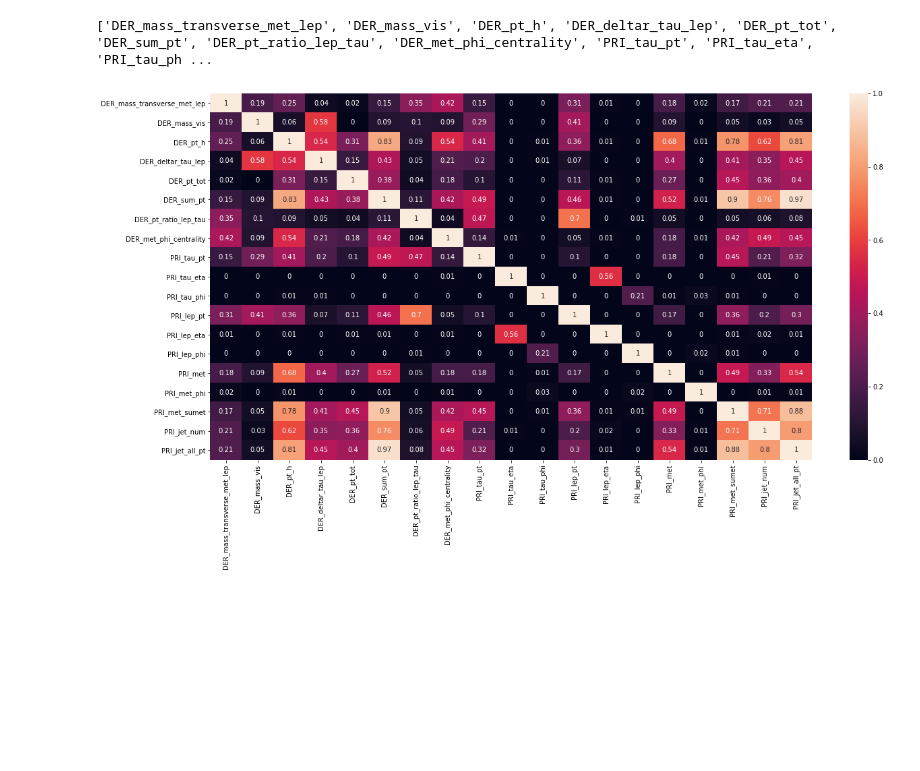
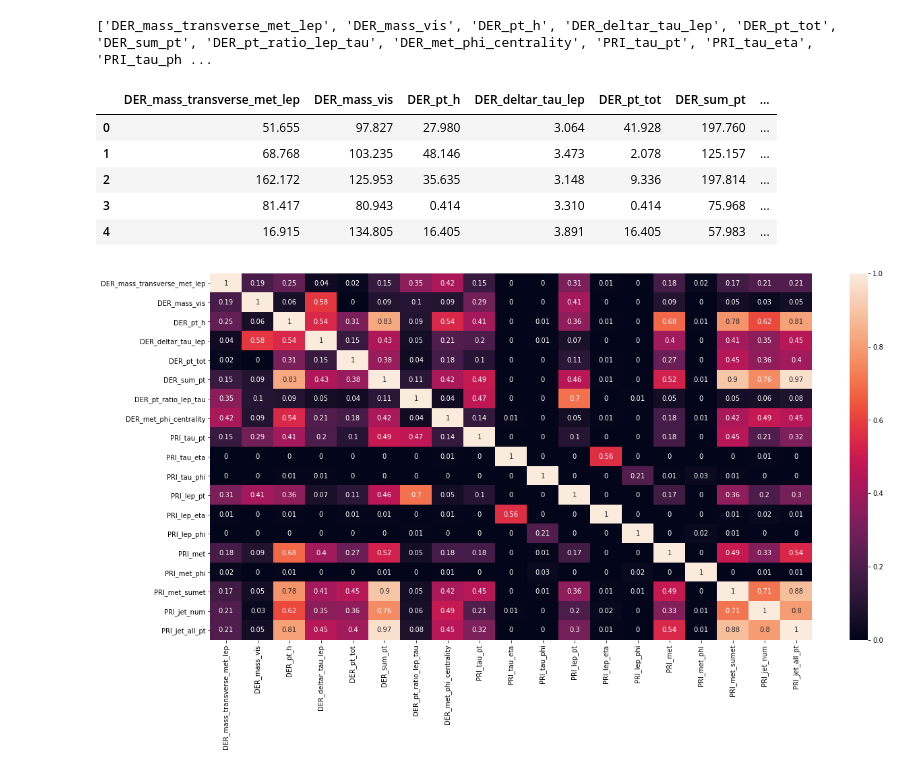
Before and after one commit to oganesManasian/EPFL-Machine-Learning-Higgs-2019, a Jupyter notebook: scripts/DRAFT.ipynb, the cells around one changed output. Saved outputs shown, nothing was run; the diff lists cells and outputs as text; code cells hidden in the pictures; blank space fills up the shorter version.

```diff
--- a/scripts/DRAFT.ipynb
+++ b/scripts/DRAFT.ipynb
@@ -107,6 +110,14 @@ print(new_columns)
 ['DER_mass_transverse_met_lep', 'DER_mass_vis', 'DER_pt_h', 'DER_deltar_tau_lep', 'DER_pt_tot', 'DER_sum_pt', 'DER_pt_ratio_lep_tau', 'DER_met_phi_centrality', 'PRI_tau_pt', 'PRI_tau_eta', 'PRI_tau_ph ...
 # %%
 data_new = data[new_columns].copy()
+data_new.head()
+# %% [output]
+|  | DER_mass_transverse_met_lep | DER_mass_vis | DER_pt_h | DER_deltar_tau_lep | DER_pt_tot | DER_sum_pt | ... |
+| 0 | 51.655 | 97.827 | 27.980 | 3.064 | 41.928 | 197.760 | ... |
+| 1 | 68.768 | 103.235 | 48.146 | 3.473 | 2.078 | 125.157 | ... |
+| 2 | 162.172 | 125.953 | 35.635 | 3.148 | 9.336 | 197.814 | ... |
+| 3 | 81.417 | 80.943 | 0.414 | 3.310 | 0.414 | 75.968 | ... |
+| 4 | 16.915 | 134.805 | 16.405 | 3.891 | 16.405 | 57.983 | ... |
 # %%
 plt.figure(figsize=(20,10))
 sns.heatmap(np.abs(np.round(data_new.corr(), decimals=2)),annot=True);
```
Also changed, not shown: parts of 31 cells of this notebook.
